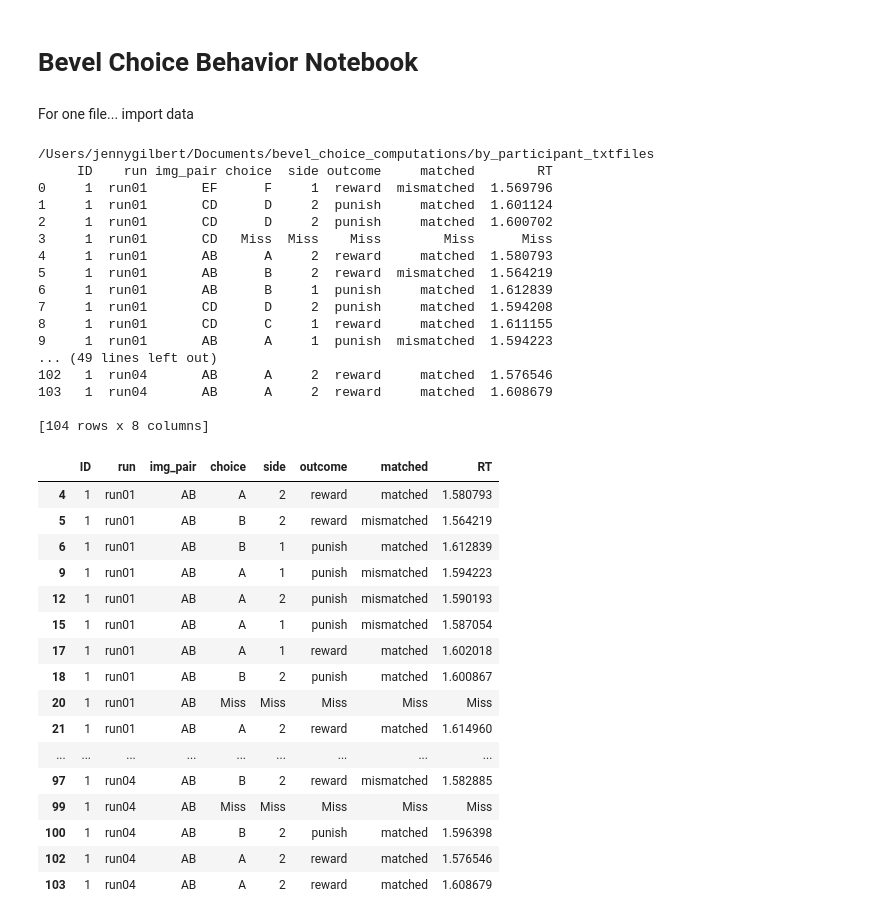
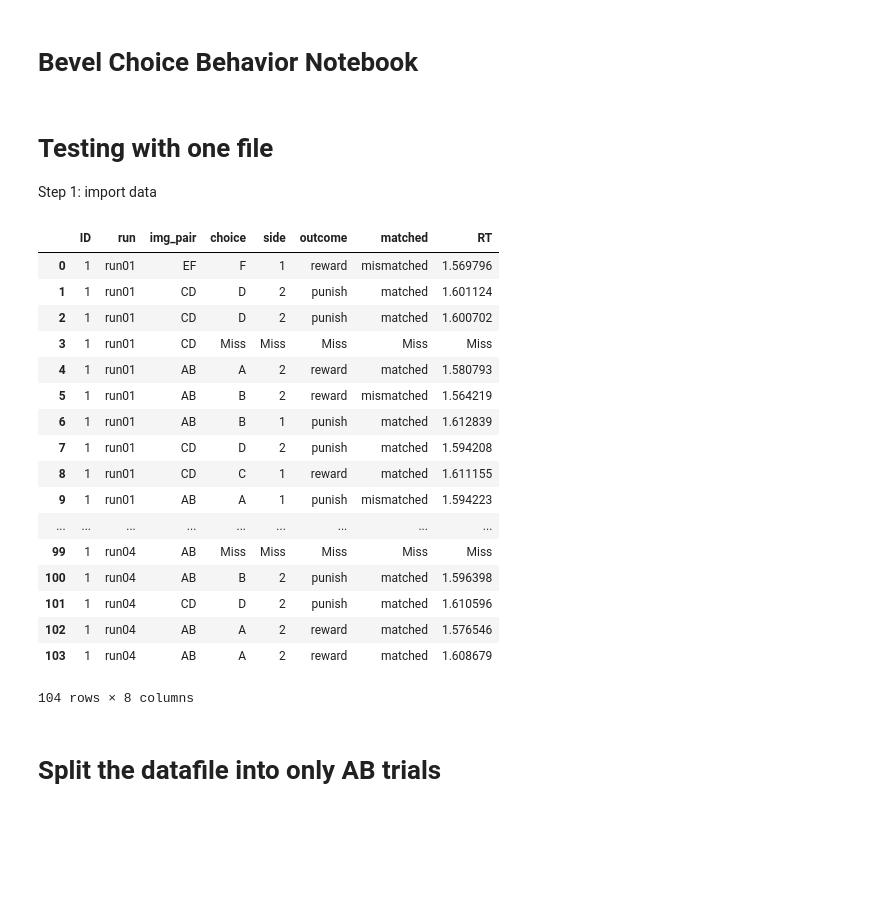
Before and after one commit to jennyrsadler/bevel_choice, a Jupyter notebook: bevel_choice_behavior.ipynb, the cells around one changed output. Drawn from its saved outputs; the diff is of its cells as text; code cells hidden in the pictures; blank space fills up the shorter version.

```diff
--- a/bevel_choice_behavior.ipynb
+++ b/bevel_choice_behavior.ipynb
@@ -7,61 +7,31 @@ import glob
 import pandas as pd
 import numpy as np
 # %% [markdown]
-For one file... import data
+# Testing with one file
+Step 1: import data
 # %%
 path = '/Users/jennygilbert/Documents/bevel_choice_computations/by_participant_txtfiles'
-print(path)
 
 df = pd.read_csv(os.path.join(path,'01.txt'), sep='\t', header = None, names = ['ID','run','img_pair','choice','side','outcome','matched','RT'])
-print(df)
+df
 # %% [output]
+|  | ID | run | img_pair | choice | side | outcome | matched | RT |
+| 0 | 1 | run01 | EF | F | 1 | reward | mismatched | 1.569796 |
+| 1 | 1 | run01 | CD | D | 2 | punish | matched | 1.601124 |
+| 2 | 1 | run01 | CD | D | 2 | punish | matched | 1.600702 |
+| 3 | 1 | run01 | CD | Miss | Miss | Miss | Miss | Miss |
+| 4 | 1 | run01 | AB | A | 2 | reward | matched | 1.580793 |
+| 5 | 1 | run01 | AB | B | 2 | reward | mismatched | 1.564219 |
+| 6 | 1 | run01 | AB | B | 1 | punish | matched | 1.612839 |
+| 7 | 1 | run01 | CD | D | 2 | punish | matched | 1.594208 |
+| 8 | 1 | run01 | CD | C | 1 | reward | matched | 1.611155 |
+| 9 | 1 | run01 | AB | A | 1 | punish | mismatched | 1.594223 |
+| ... | ... | ... | ... | ... | ... | ... | ... | ... |
+| 99 | 1 | run04 | AB | Miss | Miss | Miss | Miss | Miss |
+| 100 | 1 | run04 | AB | B | 2 | punish | matched | 1.596398 |
+| 101 | 1 | run04 | CD | D | 2 | punish | matched | 1.610596 |
+| 102 | 1 | run04 | AB | A | 2 | reward | matched | 1.576546 |
+| 103 | 1 | run04 | AB | A | 2 | reward | matched | 1.608679 |
-/Users/jennygilbert/Documents/bevel_choice_computations/by_participant_txtfiles
-     ID    run img_pair choice  side outcome     matched        RT
-0     1  run01       EF      F     1  reward  mismatched  1.569796
-1     1  run01       CD      D     2  punish     matched  1.601124
-2     1  run01       CD      D     2  punish     matched  1.600702
-3     1  run01       CD   Miss  Miss    Miss        Miss      Miss
-4     1  run01       AB      A     2  reward     matched  1.580793
-5     1  run01       AB      B     2  reward  mismatched  1.564219
-6     1  run01       AB      B     1  punish     matched  1.612839
-7     1  run01       CD      D     2  punish     matched  1.594208
-8     1  run01       CD      C     1  reward     matched  1.611155
-9     1  run01       AB      A     1  punish  mismatched  1.594223
-... (49 lines left out)
-102   1  run04       AB      A     2  reward     matched  1.576546
-103   1  run04       AB      A     2  reward     matched  1.608679
-
-[104 rows x 8 columns]
+104 rows × 8 columns
-# %%
-#Goal = calculate probability of each shape as the sum of number of previous rewards/sum of number of previous reinforcers
-#running matched/total reinforcers = A prob of correct
-#running mismatched/total reinforcers = B prob of being correct
-
-#df.loc[(df.choice == 'A') & (df.outcome == 'reward'), 'a_rewarded'] = '1'
-#df.loc[(df.choice == 'A') & (df.outcome == 'punish'), 'a_rewarded'] = '0'
-#df.loc[(df.choice == 'B') & (df.outcome == 'reward'), 'b_rewarded'] = '1'
-#df.loc[(df.choice == 'B') & (df.outcome == 'punish'), 'b_rewarded'] = '0'
-#df.loc[(df.img_pair == 'AB') & (df.outcome != 'Miss'), 'ab_reinforcer_count'] = '1'
-#print(df)
-
-#Split df into AB
-df1 = df[df['img_pair'] == 'AB']
-df1
-# %% [output]
-|  | ID | run | img_pair | choice | side | outcome | matched | RT |
-| 4 | 1 | run01 | AB | A | 2 | reward | matched | 1.580793 |
-| 5 | 1 | run01 | AB | B | 2 | reward | mismatched | 1.564219 |
-| 6 | 1 | run01 | AB | B | 1 | punish | matched | 1.612839 |
-| 9 | 1 | run01 | AB | A | 1 | punish | mismatched | 1.594223 |
-| 12 | 1 | run01 | AB | A | 2 | punish | mismatched | 1.590193 |
-| 15 | 1 | run01 | AB | A | 1 | punish | mismatched | 1.587054 |
-| 17 | 1 | run01 | AB | A | 1 | reward | matched | 1.602018 |
-| 18 | 1 | run01 | AB | B | 2 | punish | matched | 1.600867 |
-| 20 | 1 | run01 | AB | Miss | Miss | Miss | Miss | Miss |
-| 21 | 1 | run01 | AB | A | 2 | reward | matched | 1.614960 |
-| ... | ... | ... | ... | ... | ... | ... | ... | ... |
-| 97 | 1 | run04 | AB | B | 2 | reward | mismatched | 1.582885 |
-| 99 | 1 | run04 | AB | Miss | Miss | Miss | Miss | Miss |
-| 100 | 1 | run04 | AB | B | 2 | punish | matched | 1.596398 |
-| 102 | 1 | run04 | AB | A | 2 | reward | matched | 1.576546 |
-| 103 | 1 | run04 | AB | A | 2 | reward | matched | 1.608679 |
+# %% [markdown]
+# Split the datafile into only AB trials
```
Also changed, not shown: parts of 10 cells of this notebook.
